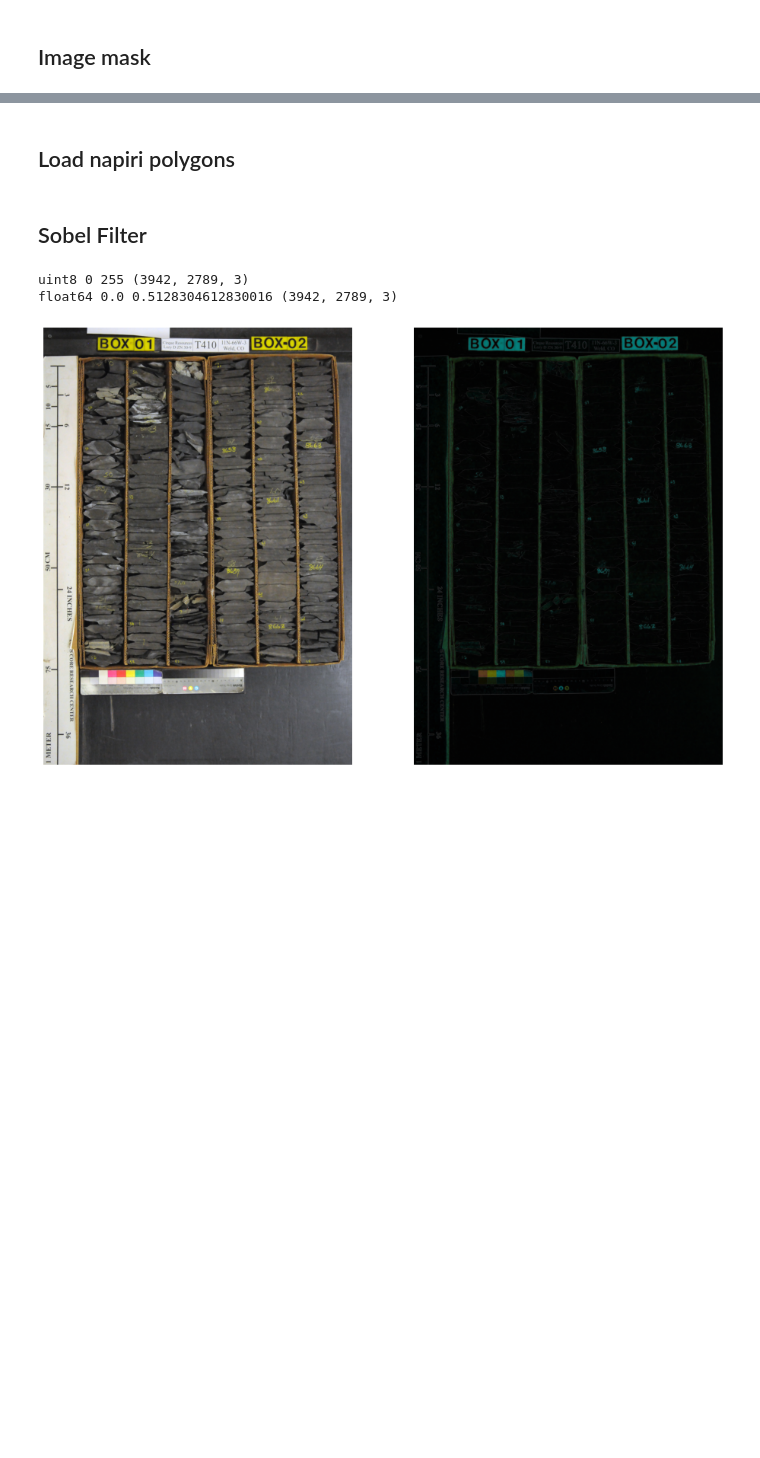
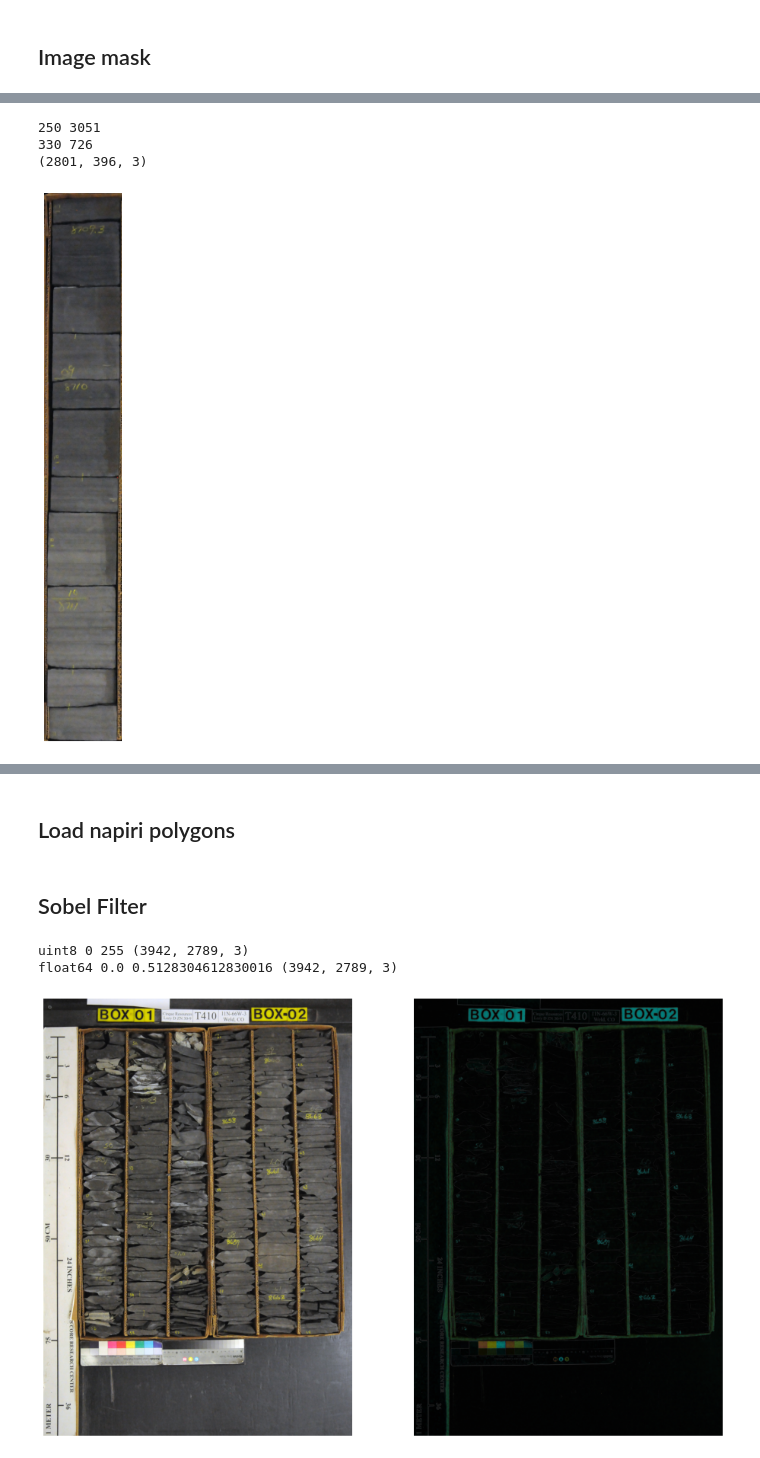
Before and after one commit to rckwzrd/image_sandbox, a Jupyter notebook: 00_lazy_d_core.ipynb, the cells around one changed output, grey strips where cells are left out. Saved outputs shown, nothing was run; the diff lists cells and outputs as text; code cells hidden in the pictures; blank space fills up the shorter version.

```diff
--- a/00_lazy_d_core.ipynb
+++ b/00_lazy_d_core.ipynb
@@ -94,0 +124,17 @@ uint8 0 255 (3942, 2789, 3) [200 200 200]
+# %%
+coords = np.argwhere(mask)
+x0, y0 = coords.min(axis=0)
+x1, y1 = coords.max(axis=0) + 1  # account for inclusive slice
+
+# same as rectangle coords
+print(x0, x1)
+print(y0, y1)
+
+cropped = box9[x0:x1, y0:y1]
+print(cropped.shape)
+img_plot(cropped)
+# %% [output]
+250 3051
+330 726
+(2801, 396, 3)
+[figure, added]
```
Also changed, not shown: parts of 4 cells of this notebook, 3 other files.
